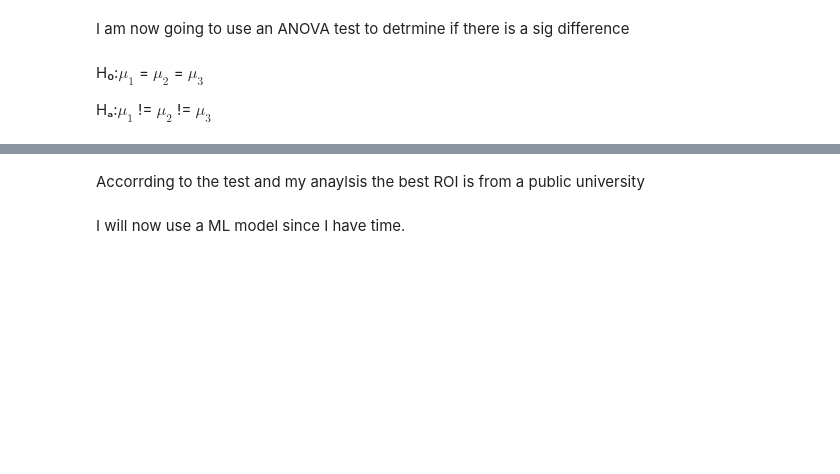
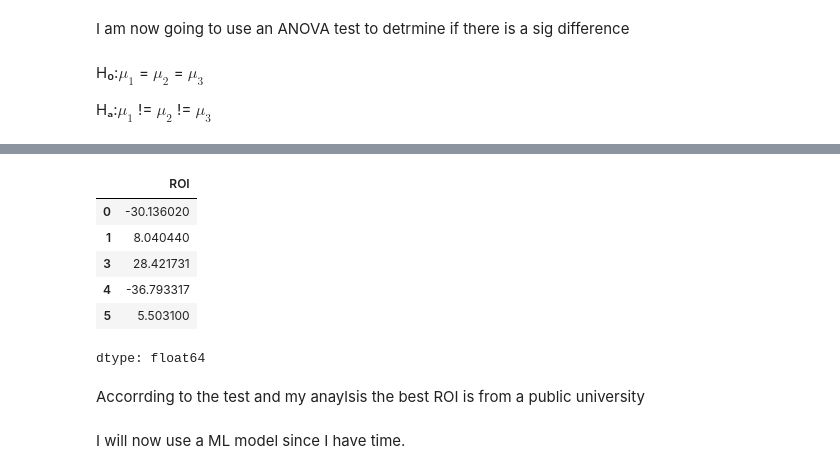
Before and after one commit to mjwillis717-coder/dsrp, a Jupyter notebook: DSRP_Education.ipynb, the cells around one changed output, grey strips where cells are left out. Cells and saved outputs as stored; diff of their text form; code cells hidden in the pictures; blank space fills up the shorter version.

```diff
--- a/DSRP_Education.ipynb
+++ b/DSRP_Education.ipynb
@@ -577,6 +576,17 @@ For-profit Non-profit   1.2812  0.94 -7.6894 10.2519  False
 For-profit     Public  48.1434   0.0 38.9918 57.2951   True
 Non-profit     Public  46.8622   0.0 43.5493 50.1751   True
 -----------------------------------------------------------
+# %%
+all_roi = pd.concat([public_group_roi, profit_group_roi, no_profit_group_roi])
+all_roi.head()
+# %% [output]
+|  | ROI |
+| 0 | -30.136020 |
+| 1 | 8.040440 |
+| 3 | 28.421731 |
+| 4 | -36.793317 |
+| 5 | 5.503100 |
+dtype: float64
 # %% [markdown]
 Accorrding to the test and my anaylsis the best ROI is from a public university
 # %% [markdown]
```
Also changed, not shown: parts of 6 cells of this notebook.
